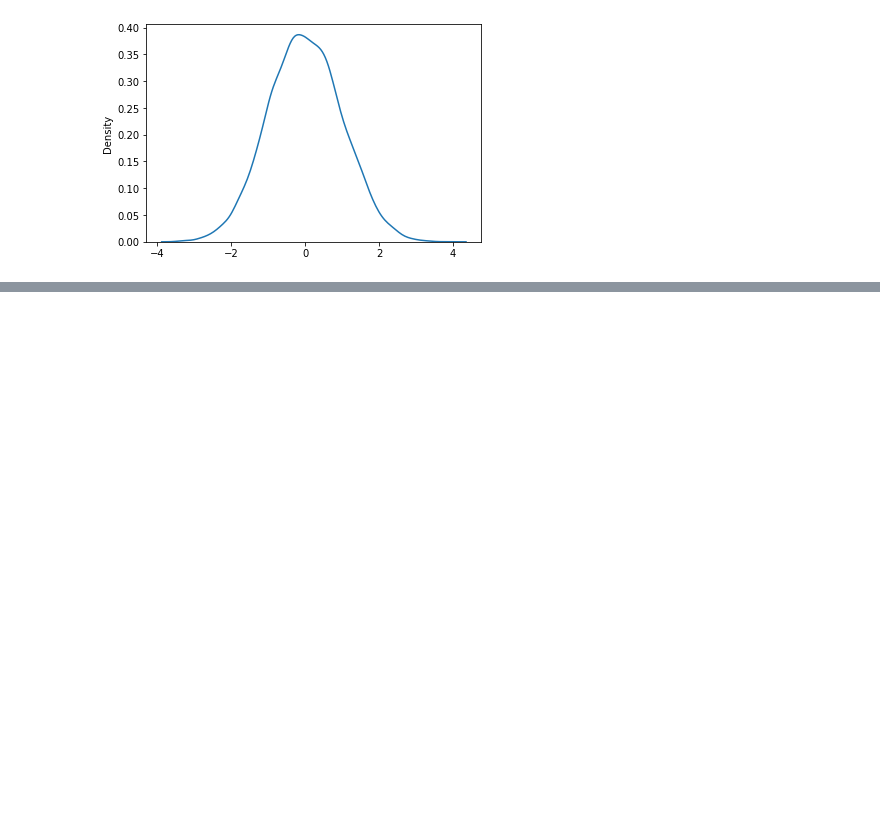
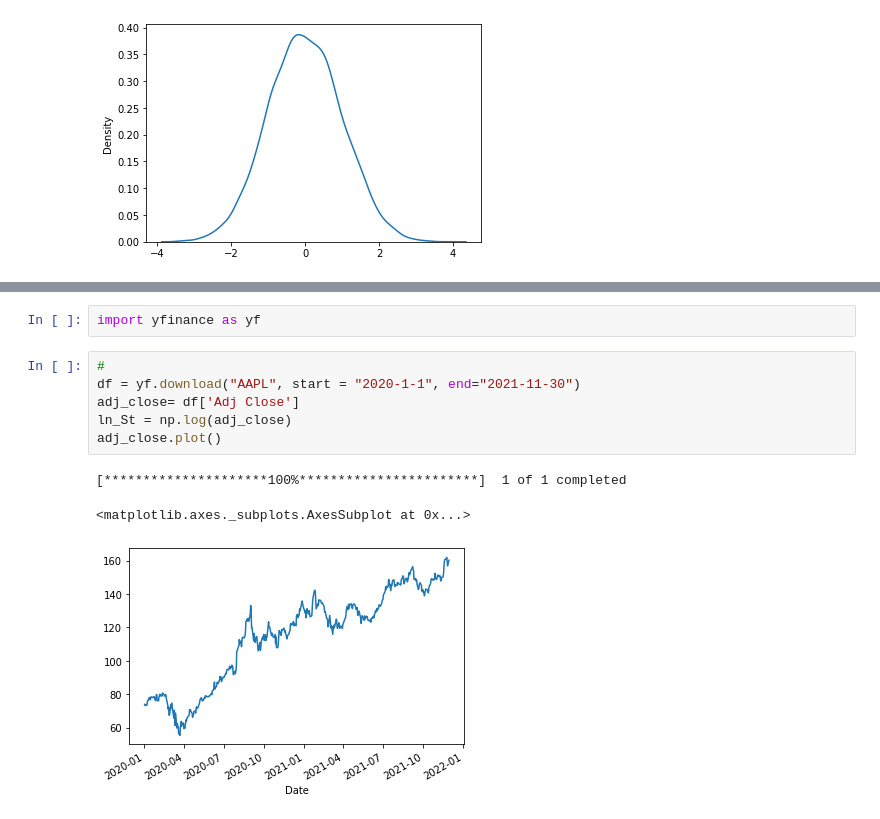
Before and after one commit to Rupesh0Poudel/Numerical_Introductory_Seminar, a Jupyter notebook: Random_Numbers.ipynb, the cells around one changed output, grey strips where cells are left out. Cells and saved outputs as stored; diff of their text form; blank space fills up the shorter version.

```diff
--- a/Random_Numbers.ipynb
+++ b/Random_Numbers.ipynb
@@ -338,0 +364,12 @@ sns.kdeplot(N4)
+# %%
+import yfinance as yf
+# %%
+#
+df = yf.download("AAPL", start = "2020-1-1", end="2021-11-30")
+adj_close= df['Adj Close']
+ln_St = np.log(adj_close)
+adj_close.plot()
+# %% [output]
+[*********************100%***********************]  1 of 1 completed
+<matplotlib.axes._subplots.AxesSubplot at 0x...>
+[figure, added]
```
Also changed, not shown: parts of 19 cells of this notebook.
